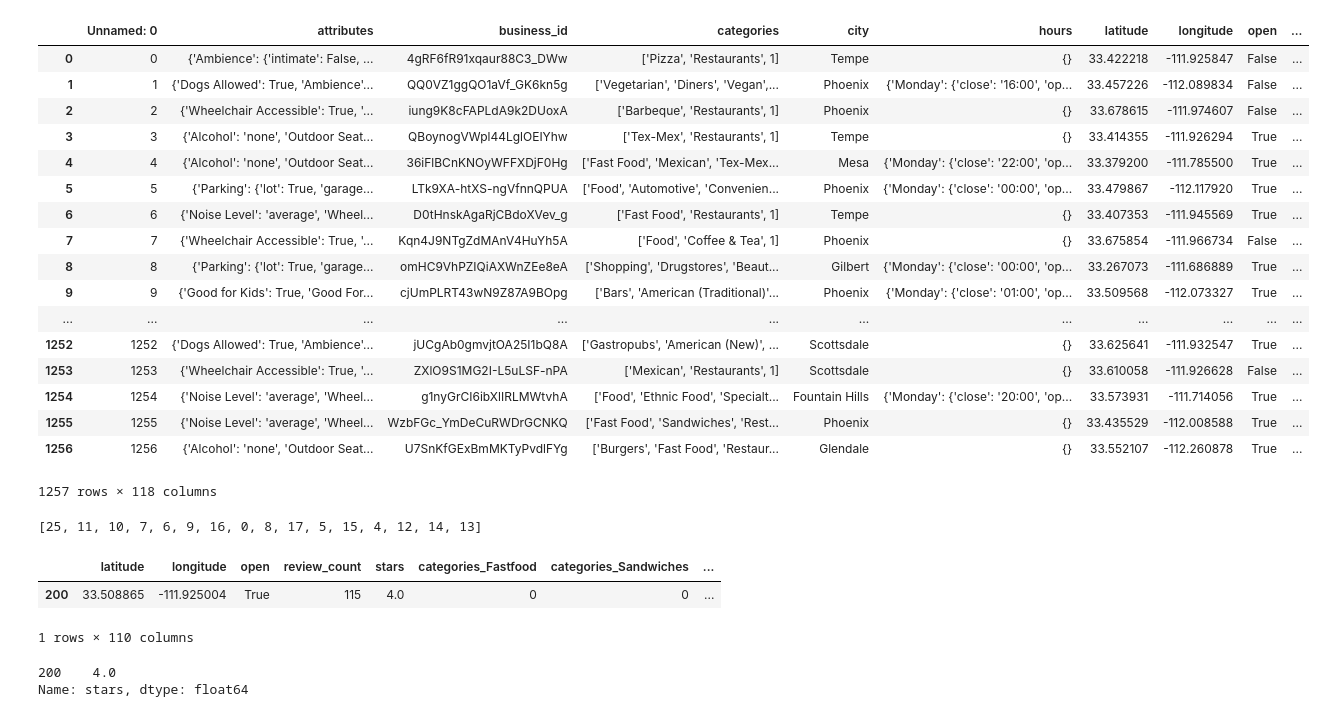
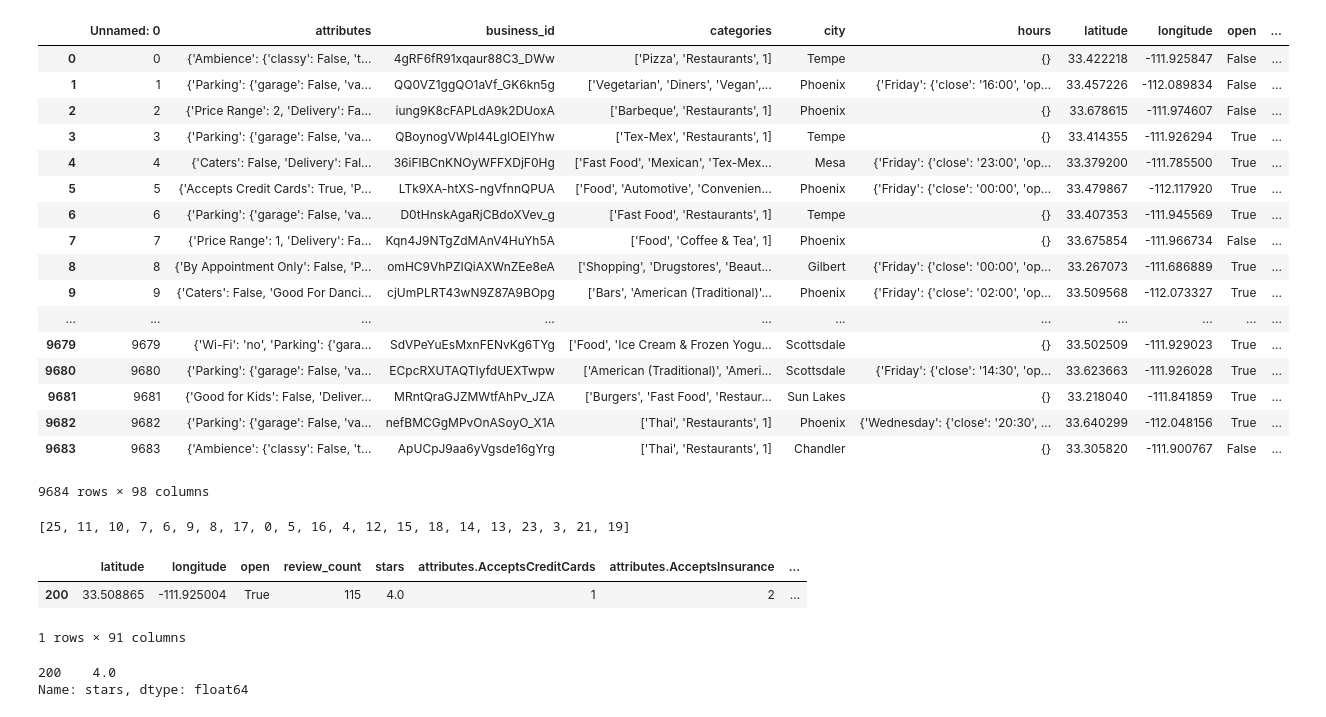
Before and after one commit to silizuo/projet-big-data, a Jupyter notebook: attributs predire stars.ipynb, the cells around one changed output. Drawn from its saved outputs; the diff is of its cells as text; code cells hidden in the pictures.

```diff
--- a/attributs predire stars.ipynb
+++ b/attributs predire stars.ipynb
@@ -9,27 +9,27 @@ SHARED_FOLDER = './yelp'
 # Your folder to write new data and create notebooks.
 MY_FOLDER = './output'
 # %%
-business_df=pd.read_csv('{}/business_df.csv'.format(SHARED_FOLDER))
+business_df=pd.read_csv('{}/more_business.csv'.format(SHARED_FOLDER))
 business_df
 # %% [output]
 |  | Unnamed: 0 | attributes | business_id | categories | city | hours | latitude | longitude | open | ... |
-| 0 | 0 | {'Ambience': {'intimate': False, ... | 4gRF6fR91xqaur88C3_DWw | ['Pizza', 'Restaurants', 1] | Tempe | {} | 33.422218 | -111.925847 | False | ... |
-| 1 | 1 | {'Dogs Allowed': True, 'Ambience'... | QQ0VZ1ggQO1aVf_GK6kn5g | ['Vegetarian', 'Diners', 'Vegan',... | Phoenix | {'Monday': {'close': '16:00', 'op... | 33.457226 | -112.089834 | False | ... |
-| 2 | 2 | {'Wheelchair Accessible': True, '... | iung9K8cFAPLdA9k2DUoxA | ['Barbeque', 'Restaurants', 1] | Phoenix | {} | 33.678615 | -111.974607 | False | ... |
-| 3 | 3 | {'Alcohol': 'none', 'Outdoor Seat... | QBoynogVWpl44LglOEIYhw | ['Tex-Mex', 'Restaurants', 1] | Tempe | {} | 33.414355 | -111.926294 | True | ... |
-| 4 | 4 | {'Alcohol': 'none', 'Outdoor Seat... | 36iFlBCnKNOyWFFXDjF0Hg | ['Fast Food', 'Mexican', 'Tex-Mex... | Mesa | {'Monday': {'close': '22:00', 'op... | 33.379200 | -111.785500 | True | ... |
-| 5 | 5 | {'Parking': {'lot': True, 'garage... | LTk9XA-htXS-ngVfnnQPUA | ['Food', 'Automotive', 'Convenien... | Phoenix | {'Monday': {'close': '00:00', 'op... | 33.479867 | -112.117920 | True | ... |
-| 6 | 6 | {'Noise Level': 'average', 'Wheel... | D0tHnskAgaRjCBdoXVev_g | ['Fast Food', 'Restaurants', 1] | Tempe | {} | 33.407353 | -111.945569 | True | ... |
-| 7 | 7 | {'Wheelchair Accessible': True, '... | Kqn4J9NTgZdMAnV4HuYh5A | ['Food', 'Coffee & Tea', 1] | Phoenix | {} | 33.675854 | -111.966734 | False | ... |
-| 8 | 8 | {'Parking': {'lot': True, 'garage... | omHC9VhPZIQiAXWnZEe8eA | ['Shopping', 'Drugstores', 'Beaut... | Gilbert | {'Monday': {'close': '00:00', 'op... | 33.267073 | -111.686889 | True | ... |
-| 9 | 9 | {'Good for Kids': True, 'Good For... | cjUmPLRT43wN9Z87A9BOpg | ['Bars', 'American (Traditional)'... | Phoenix | {'Monday': {'close': '01:00', 'op... | 33.509568 | -112.073327 | True | ... |
+| 0 | 0 | {'Ambience': {'classy': False, 't... | 4gRF6fR91xqaur88C3_DWw | ['Pizza', 'Restaurants', 1] | Tempe | {} | 33.422218 | -111.925847 | False | ... |
+| 1 | 1 | {'Parking': {'garage': False, 'va... | QQ0VZ1ggQO1aVf_GK6kn5g | ['Vegetarian', 'Diners', 'Vegan',... | Phoenix | {'Friday': {'close': '16:00', 'op... | 33.457226 | -112.089834 | False | ... |
+| 2 | 2 | {'Price Range': 2, 'Delivery': Fa... | iung9K8cFAPLdA9k2DUoxA | ['Barbeque', 'Restaurants', 1] | Phoenix | {} | 33.678615 | -111.974607 | False | ... |
+| 3 | 3 | {'Parking': {'garage': False, 'va... | QBoynogVWpl44LglOEIYhw | ['Tex-Mex', 'Restaurants', 1] | Tempe | {} | 33.414355 | -111.926294 | True | ... |
+| 4 | 4 | {'Caters': False, 'Delivery': Fal... | 36iFlBCnKNOyWFFXDjF0Hg | ['Fast Food', 'Mexican', 'Tex-Mex... | Mesa | {'Friday': {'close': '23:00', 'op... | 33.379200 | -111.785500 | True | ... |
+| 5 | 5 | {'Accepts Credit Cards': True, 'P... | LTk9XA-htXS-ngVfnnQPUA | ['Food', 'Automotive', 'Convenien... | Phoenix | {'Friday': {'close': '00:00', 'op... | 33.479867 | -112.117920 | True | ... |
+| 6 | 6 | {'Parking': {'garage': False, 'va... | D0tHnskAgaRjCBdoXVev_g | ['Fast Food', 'Restaurants', 1] | Tempe | {} | 33.407353 | -111.945569 | True | ... |
+| 7 | 7 | {'Price Range': 1, 'Delivery': Fa... | Kqn4J9NTgZdMAnV4HuYh5A | ['Food', 'Coffee & Tea', 1] | Phoenix | {} | 33.675854 | -111.966734 | False | ... |
+| 8 | 8 | {'By Appointment Only': False, 'P... | omHC9VhPZIQiAXWnZEe8eA | ['Shopping', 'Drugstores', 'Beaut... | Gilbert | {'Friday': {'close': '00:00', 'op... | 33.267073 | -111.686889 | True | ... |
+| 9 | 9 | {'Caters': False, 'Good For Danci... | cjUmPLRT43wN9Z87A9BOpg | ['Bars', 'American (Traditional)'... | Phoenix | {'Friday': {'close': '02:00', 'op... | 33.509568 | -112.073327 | True | ... |
 | ... | ... | ... | ... | ... | ... | ... | ... | ... | ... | ... |
-| 1252 | 1252 | {'Dogs Allowed': True, 'Ambience'... | jUCgAb0gmvjtOA25I1bQ8A | ['Gastropubs', 'American (New)', ... | Scottsdale | {} | 33.625641 | -111.932547 | True | ... |
-| 1253 | 1253 | {'Wheelchair Accessible': True, '... | ZXlO9S1MG2I-L5uLSF-nPA | ['Mexican', 'Restaurants', 1] | Scottsdale | {} | 33.610058 | -111.926628 | False | ... |
-| 1254 | 1254 | {'Noise Level': 'average', 'Wheel... | g1nyGrCI6ibXlIRLMWtvhA | ['Food', 'Ethnic Food', 'Specialt... | Fountain Hills | {'Monday': {'close': '20:00', 'op... | 33.573931 | -111.714056 | True | ... |
-| 1255 | 1255 | {'Noise Level': 'average', 'Wheel... | WzbFGc_YmDeCuRWDrGCNKQ | ['Fast Food', 'Sandwiches', 'Rest... | Phoenix | {} | 33.435529 | -112.008588 | True | ... |
-| 1256 | 1256 | {'Alcohol': 'none', 'Outdoor Seat... | U7SnKfGExBmMKTyPvdlFYg | ['Burgers', 'Fast Food', 'Restaur... | Glendale | {} | 33.552107 | -112.260878 | True | ... |
+| 9679 | 9679 | {'Wi-Fi': 'no', 'Parking': {'gara... | SdVPeYuEsMxnFENvKg6TYg | ['Food', 'Ice Cream & Frozen Yogu... | Scottsdale | {} | 33.502509 | -111.929023 | True | ... |
+| 9680 | 9680 | {'Parking': {'garage': False, 'va... | ECpcRXUTAQTIyfdUEXTwpw | ['American (Traditional)', 'Ameri... | Scottsdale | {'Friday': {'close': '14:30', 'op... | 33.623663 | -111.926028 | True | ... |
+| 9681 | 9681 | {'Good for Kids': False, 'Deliver... | MRntQraGJZMWtfAhPv_JZA | ['Burgers', 'Fast Food', 'Restaur... | Sun Lakes | {} | 33.218040 | -111.841859 | True | ... |
+| 9682 | 9682 | {'Parking': {'garage': False, 'va... | nefBMCGgMPvOnASoyO_X1A | ['Thai', 'Restaurants', 1] | Phoenix | {'Wednesday': {'close': '20:30', ... | 33.640299 | -112.048156 | True | ... |
+| 9683 | 9683 | {'Ambience': {'classy': False, 't... | ApUCpJ9aa6yVgsde16gYrg | ['Thai', 'Restaurants', 1] | Chandler | {} | 33.305820 | -111.900767 | False | ... |
-1257 rows × 118 columns
+9684 rows × 98 columns
 # %%
 del business_df['Unnamed: 0']
 # %%
@@ -40,7 +40,7 @@ del business_df['avg_review_stars']
 value=list(business_df['hours.Tuesday.open'].value_counts().index)
 value
 # %% [output]
-[25, 11, 10, 7, 6, 9, 16, 0, 8, 17, 5, 15, 4, 12, 14, 13]
+[25, 11, 10, 7, 6, 9, 8, 17, 0, 5, 16, 4, 12, 15, 18, 14, 13, 23, 3, 21, 19]
 # %%
 import xgboost as xgb
 import operator
@@ -50,9 +50,9 @@ features = list(X_test.columns[5:116])
 X_test = X_test[features]
 X_test
 # %% [output]
-|  | latitude | longitude | open | review_count | stars | categories_Fastfood | categories_Sandwiches | ... |
-| 200 | 33.508865 | -111.925004 | True | 115 | 4.0 | 0 | 0 | ... |
+|  | latitude | longitude | open | review_count | stars | attributes.AcceptsCreditCards | attributes.AcceptsInsurance | ... |
+| 200 | 33.508865 | -111.925004 | True | 115 | 4.0 | 1 | 2 | ... |
-1 rows × 110 columns
+1 rows × 91 columns
 # %%
 y_test=X_test['stars']
 y_test
```
Also changed, not shown: parts of 7 cells of this notebook, 12 other files.
